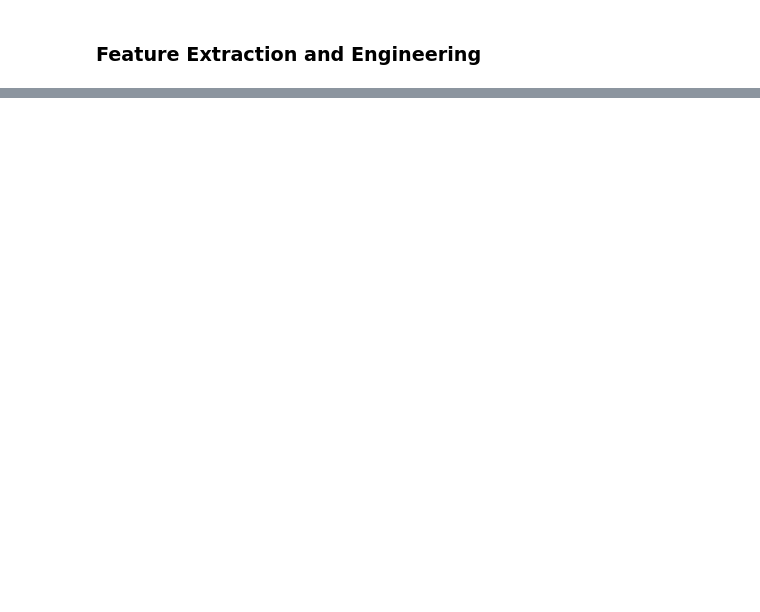
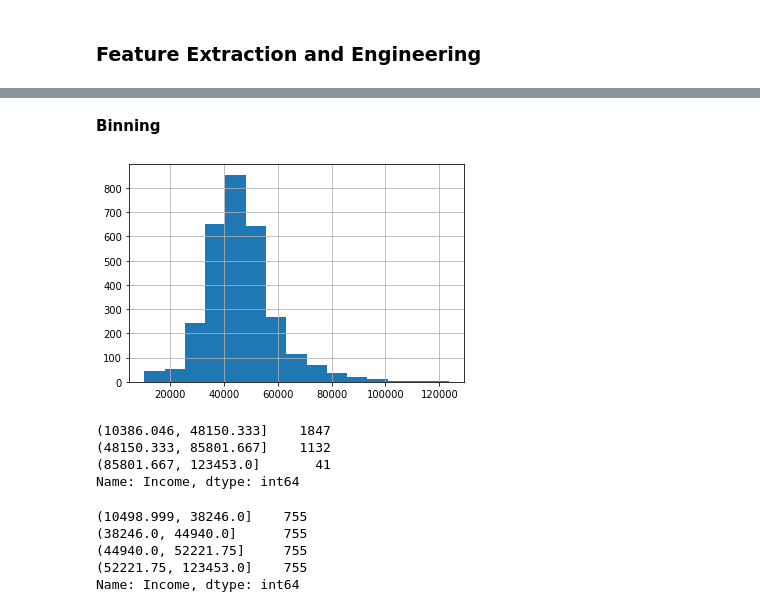
Before and after one commit to Pomilusky/apuntes_clase, a Jupyter notebook: semana_6/2.1 - Intro Machine Learning.ipynb, the cells around one changed output, grey strips where cells are left out. Drawn from its saved outputs; the diff is of its cells as text; code cells hidden in the pictures; blank space fills up the shorter version.

```diff
--- a/semana_6/2.1 - Intro Machine Learning.ipynb
+++ b/semana_6/2.1 - Intro Machine Learning.ipynb
@@ -326,0 +449,21 @@ mean_squared_error(y_test, y_pred, squared=False)
+# %% [markdown]
+**Binning**
+# %%
+census.Income.hist(bins=15);
+# %% [output]
+[figure, added]
+# %%
+pd.cut(census.Income, 3).value_counts() # np.linspace(min, max, 3)
+# %% [output]
+(10386.046, 48150.333]    1847
+(48150.333, 85801.667]    1132
+(85801.667, 123453.0]       41
+Name: Income, dtype: int64
+# %%
+pd.qcut(census.Income, [0, 1/4, 1/2, 3/4, 1]).value_counts() # va por quantiles
+# %% [output]
+(10498.999, 38246.0]    755
+(38246.0, 44940.0]      755
+(44940.0, 52221.75]     755
+(52221.75, 123453.0]    755
+Name: Income, dtype: int64
```
Also changed, not shown: parts of 60 cells of this notebook.
